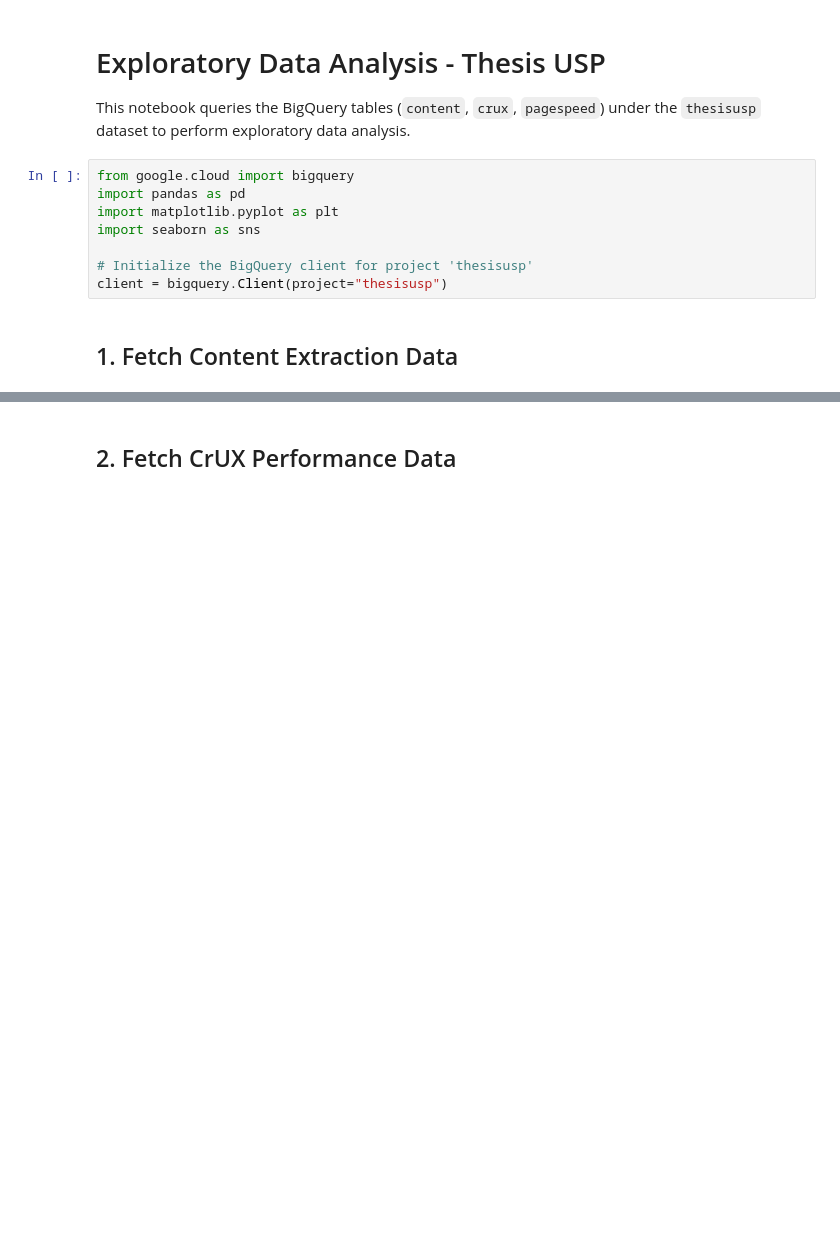
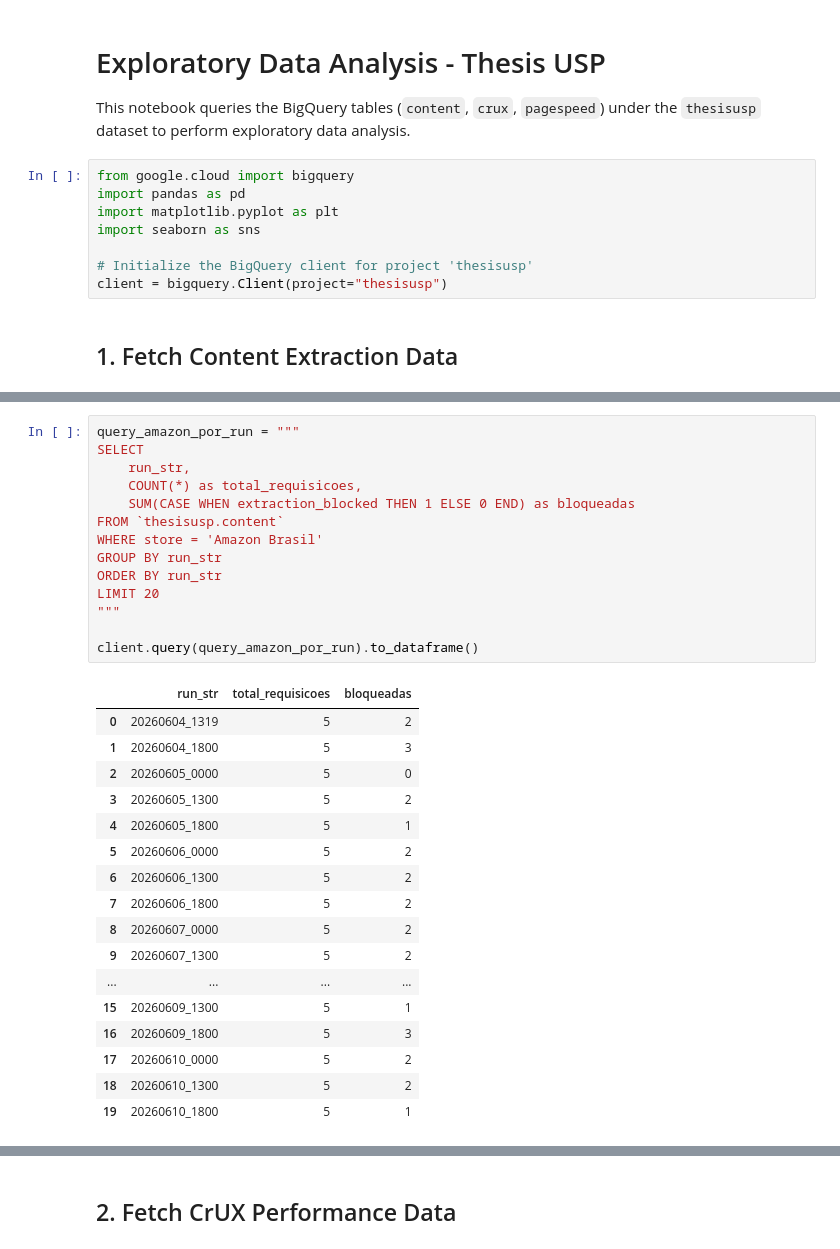
Before and after one commit to britneyscripts/thesis-pipeline, a Jupyter notebook: notebooks/eda.ipynb, the cells around one changed output, grey strips where cells are left out. Cells and saved outputs as stored; diff of their text form; blank space fills up the shorter version.

```diff
--- a/notebooks/eda.ipynb
+++ b/notebooks/eda.ipynb
@@ -30,0 +117,32 @@ df_content.head()
+# %%
+query_amazon_por_run = """
+SELECT
+    run_str,
+    COUNT(*) as total_requisicoes,
+    SUM(CASE WHEN extraction_blocked THEN 1 ELSE 0 END) as bloqueadas
+FROM `thesisusp.content`
+WHERE store = 'Amazon Brasil'
+GROUP BY run_str
+ORDER BY run_str
+LIMIT 20
+"""
+
+client.query(query_amazon_por_run).to_dataframe()
+# %% [output]
+|  | run_str | total_requisicoes | bloqueadas |
+| 0 | 20260604_1319 | 5 | 2 |
+| 1 | 20260604_1800 | 5 | 3 |
+| 2 | 20260605_0000 | 5 | 0 |
+| 3 | 20260605_1300 | 5 | 2 |
+| 4 | 20260605_1800 | 5 | 1 |
+| 5 | 20260606_0000 | 5 | 2 |
+| 6 | 20260606_1300 | 5 | 2 |
+| 7 | 20260606_1800 | 5 | 2 |
+| 8 | 20260607_0000 | 5 | 2 |
+| 9 | 20260607_1300 | 5 | 2 |
+| ... | ... | ... | ... |
+| 15 | 20260609_1300 | 5 | 1 |
+| 16 | 20260609_1800 | 5 | 3 |
+| 17 | 20260610_0000 | 5 | 2 |
+| 18 | 20260610_1300 | 5 | 2 |
+| 19 | 20260610_1800 | 5 | 1 |
```
Also changed, not shown: parts of 13 cells of this notebook, 3 other files.
